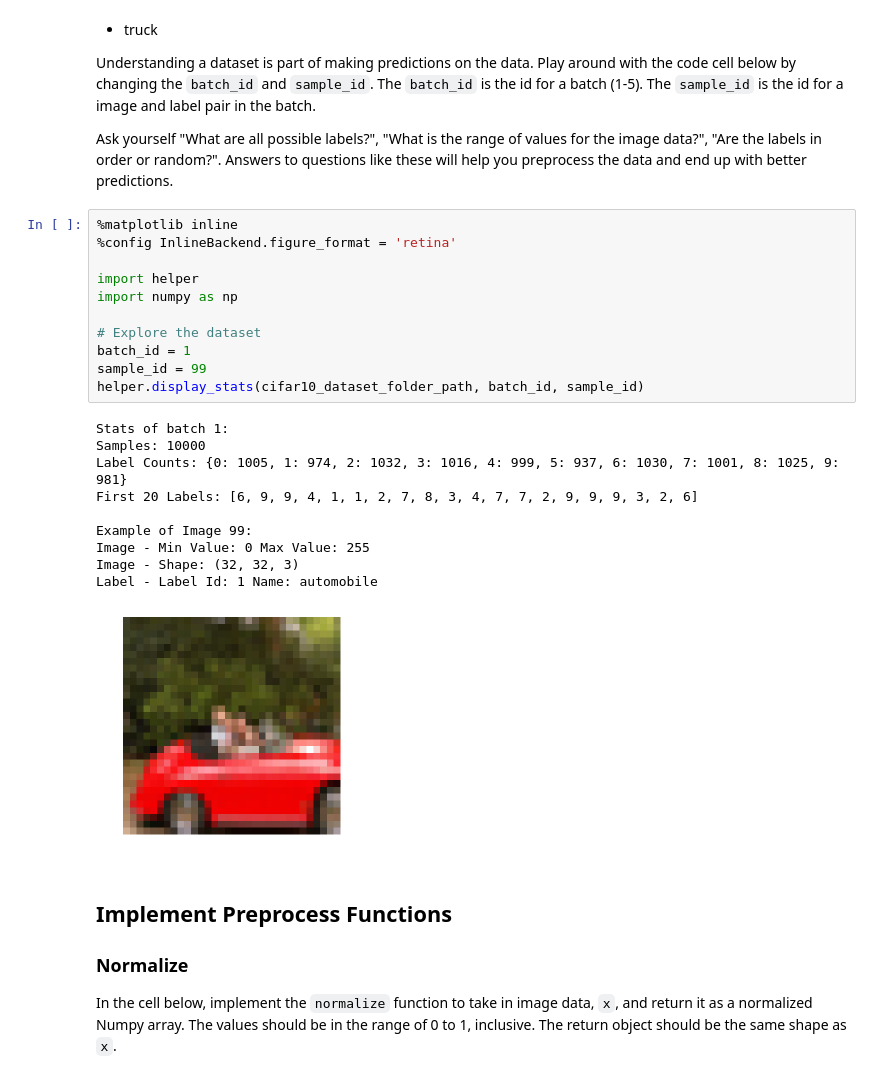
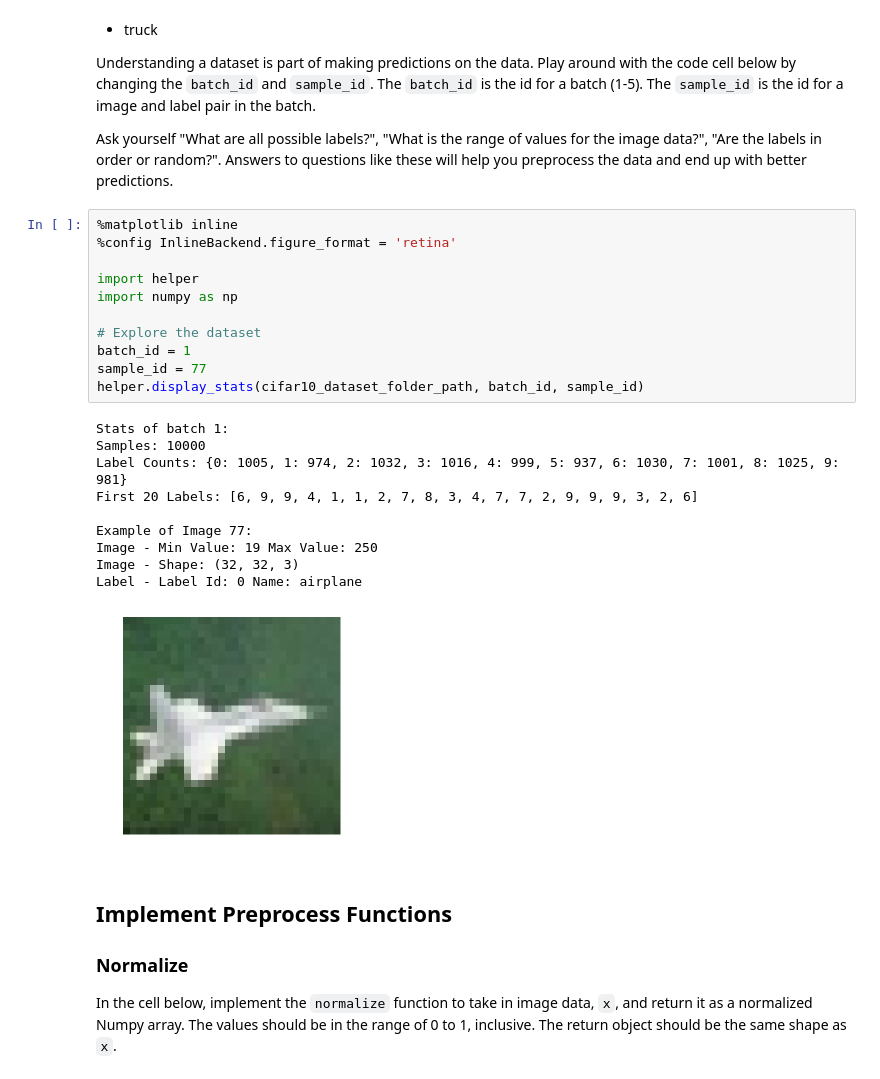
Before and after one commit to manopaul/Deep-Learning, a Jupyter notebook: P2-Image-Classification/dlnd_image_classification.ipynb, the cells around one changed output. Saved outputs shown, nothing was run; the diff lists cells and outputs as text.

```diff
--- a/P2-Image-Classification/dlnd_image_classification.ipynb
+++ b/P2-Image-Classification/dlnd_image_classification.ipynb
@@ -66,25 +66,25 @@ Ask yourself "What are all possible labels?", "What is the range of values for t
 # %%
 %matplotlib inline
 %config InlineBackend.figure_format = 'retina'
 
 import helper
 import numpy as np
 
 # Explore the dataset
 batch_id = 1
-sample_id = 99
+sample_id = 77
 helper.display_stats(cifar10_dataset_folder_path, batch_id, sample_id)
 # %% [output]
 Stats of batch 1:
 Samples: 10000
 Label Counts: {0: 1005, 1: 974, 2: 1032, 3: 1016, 4: 999, 5: 937, 6: 1030, 7: 1001, 8: 1025, 9: 981}
 First 20 Labels: [6, 9, 9, 4, 1, 1, 2, 7, 8, 3, 4, 7, 7, 2, 9, 9, 9, 3, 2, 6]
 
-Example of Image 99:
-Image - Min Value: 0 Max Value: 255
+Example of Image 77:
+Image - Min Value: 19 Max Value: 250
 Image - Shape: (32, 32, 3)
-Label - Label Id: 1 Name: automobile
+Label - Label Id: 0 Name: airplane
-[figure, old version]
+[figure, new version]
 # %% [markdown]
 ## Implement Preprocess Functions
 ### Normalize
```
Also changed, not shown: parts of 9 cells of this notebook, 2 other files.
